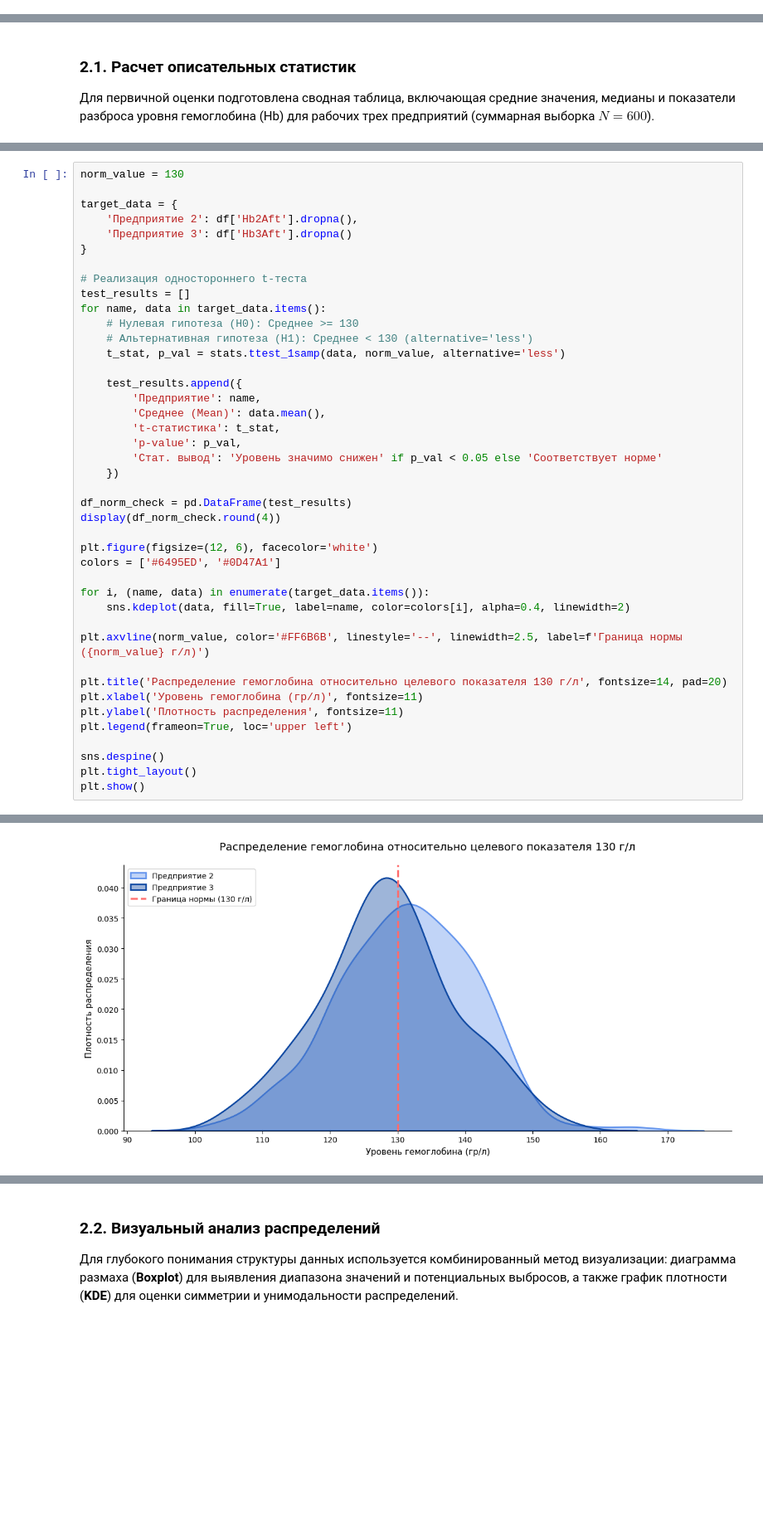
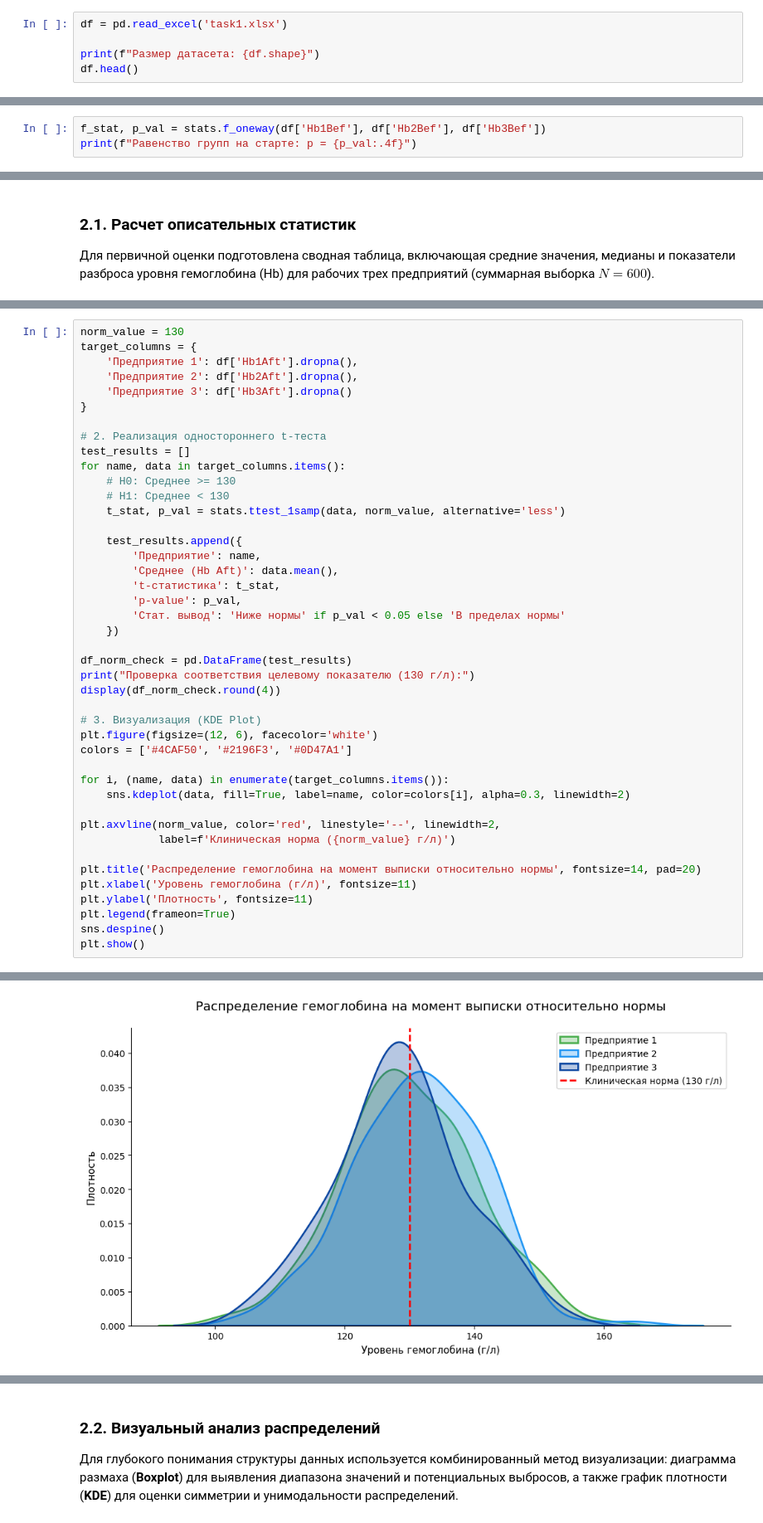
Before and after one commit to EkaterinaGrisha/-statistical-analysis, a Jupyter notebook: statistical_analysis_RU.ipynb, the cells around one changed output, grey strips where cells are left out. Shown at 83% size. Cells and saved outputs as stored; diff of their text form; blank space fills up the shorter version.

```diff
--- a/statistical_analysis_RU.ipynb
+++ b/statistical_analysis_RU.ipynb
@@ -61,0 +52,5 @@ Saving task1.xlsx to task1 (3).xlsx
+# %%
+df = pd.read_excel('task1.xlsx')
+
+print(f"Размер датасета: {df.shape}")
+df.head()
@@ -61,0 +65,3 @@ Saving task1.xlsx to task1 (3).xlsx
+# %%
+f_stat, p_val = stats.f_oneway(df['Hb1Bef'], df['Hb2Bef'], df['Hb3Bef'])
+print(f"Равенство групп на старте: p = {p_val:.4f}")
@@ -124,43 +164,44 @@ H1: Как минимум два средних значения значимо
 # %%
 norm_value = 130
-
-target_data = {
+target_columns = {
+    'Предприятие 1': df['Hb1Aft'].dropna(),
     'Предприятие 2': df['Hb2Aft'].dropna(),
     'Предприятие 3': df['Hb3Aft'].dropna()
 }
 
-# Реализация одностороннего t-теста
+# 2. Реализация одностороннего t-теста
 test_results = []
-for name, data in target_data.items():
-    # Нулевая гипотеза (H0): Среднее >= 130
-    # Альтернативная гипотеза (H1): Среднее < 130 (alternative='less')
+for name, data in target_columns.items():
+    # H0: Среднее >= 130
+    # H1: Среднее < 130
     t_stat, p_val = stats.ttest_1samp(data, norm_value, alternative='less')
 
     test_results.append({
         'Предприятие': name,
-        'Среднее (Mean)': data.mean(),
+        'Среднее (Hb Aft)': data.mean(),
         't-статистика': t_stat,
         'p-value': p_val,
-        'Стат. вывод': 'Уровень значимо снижен' if p_val < 0.05 else 'Соответствует норме'
+        'Стат. вывод': 'Ниже нормы' if p_val < 0.05 else 'В пределах нормы'
     })
 
 df_norm_check = pd.DataFrame(test_results)
+print("Проверка соответствия целевому показателю (130 г/л):")
 display(df_norm_check.round(4))
 
+# 3. Визуализация (KDE Plot)
 plt.figure(figsize=(12, 6), facecolor='white')
-colors = ['#6495ED', '#0D47A1']
+colors = ['#4CAF50', '#2196F3', '#0D47A1']
 
-for i, (name, data) in enumerate(target_data.items()):
-    sns.kdeplot(data, fill=True, label=name, color=colors[i], alpha=0.4, linewidth=2)
+for i, (name, data) in enumerate(target_columns.items()):
+    sns.kdeplot(data, fill=True, label=name, color=colors[i], alpha=0.3, linewidth=2)
 
-plt.axvline(norm_value, color='#FF6B6B', linestyle='--', linewidth=2.5, label=f'Граница нормы ({norm_value} г/л)')
+plt.axvline(norm_value, color='red', linestyle='--', linewidth=2,
+            label=f'Клиническая норма ({norm_value} г/л)')
 
-plt.title('Распределение гемоглобина относительно целевого показателя 130 г/л', fontsize=14, pad=20)
-plt.xlabel('Уровень гемоглобина (гр/л)', fontsize=11)
-plt.ylabel('Плотность распределения', fontsize=11)
-plt.legend(frameon=True, loc='upper left')
-
+plt.title('Распределение гемоглобина на момент выписки относительно нормы', fontsize=14, pad=20)
+plt.xlabel('Уровень гемоглобина (г/л)', fontsize=11)
+plt.ylabel('Плотность', fontsize=11)
+plt.legend(frameon=True)
 sns.despine()
-plt.tight_layout()
 plt.show()
 # %% [output]
@@ -170 +213 @@ plt.show()
-[figure, old version]
+[figure, new version]
```
Also changed, not shown: parts of 54 cells of this notebook.
